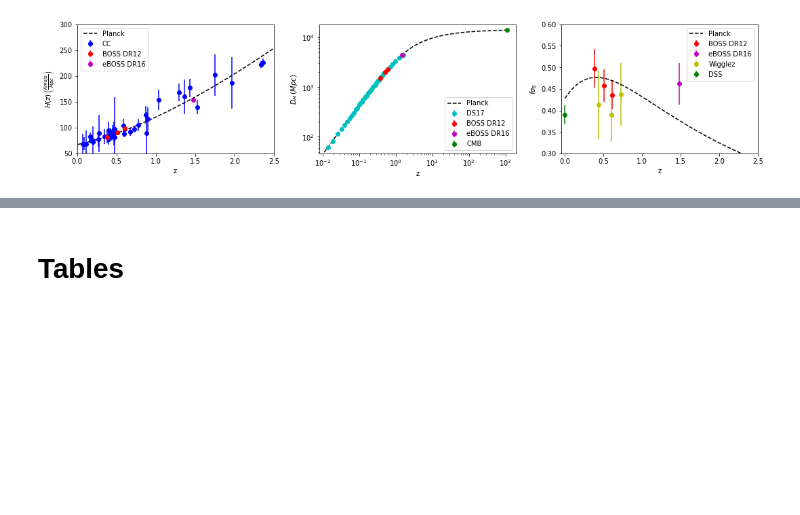
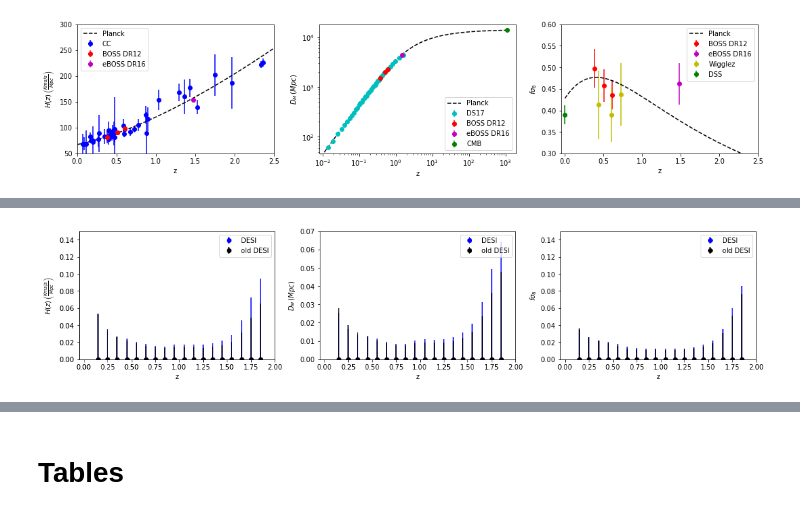
Before and after one commit to JaimeRZP/Growz, a Jupyter notebook: notebooks/plotting_Xi.ipynb, the cells around one changed output, grey strips where cells are left out. Cells and saved outputs as stored; diff of their text form; code cells hidden in the pictures; blank space fills up the shorter version.

Commit message:
new data

```diff
--- a/notebooks/plotting_Xi.ipynb
+++ b/notebooks/plotting_Xi.ipynb
@@ -183,4 +183,7 @@ plt.savefig('/mnt/c/Users/Jaime/Desktop/PhD/gp_figures/data.pdf', bbox_inches='t
 # %%
 Hmean = [data_class.cosmo.Hubble(z)*data_class.c/1000 for z in DESI_data['z']]
+HHmean = [data_class.cosmo.Hubble(z)*data_class.c/1000 for z in old_DESI_data['z']]
 Dmean = [data_class.cosmo.angular_distance(z) for z in DESI_data['z']]
+DDmean = [data_class.cosmo.angular_distance(z) for z in old_DESI_data['z']]
 fs8mean = [data_class.cosmo.scale_independent_growth_factor_f(z)*data_class.cosmo.sigma(8./data_class.cosmo.h(),z) for z in DESI_data['z']]
+ffs8mean = [data_class.cosmo.scale_independent_growth_factor_f(z)*data_class.cosmo.sigma(8./data_class.cosmo.h(),z) for z in old_DESI_data['z']]
@@ -367,0 +321,43 @@ plt.savefig('/mnt/c/Users/Jaime/Desktop/PhD/gp_figures/data.pdf', bbox_inches='t
+# %%
+fig=plt.figure(figsize=(18,3.5))
+fig.subplots_adjust(wspace=0.23)
+
+ax1 = plt.subplot(131)
+plt.errorbar(DESI_data['z'], np.zeros_like(DESI_data['H_data']-Hmean)/Hmean, yerr = DESI_data['H_err']/Hmean, fmt='bo', label='DESI')
+plt.errorbar(old_DESI_data['z'], np.zeros_like(old_DESI_data['H_data']), yerr = old_DESI_data['H_err']/HHmean, fmt='ko', label='old DESI')
+
+# axis labels and title
+plt.xlim(-0.05, 2.)
+plt.ylim(0, 0.15)
+plt.xlabel("z")
+plt.ylabel(r"$H(z) \, \left(\frac{Kms/s}{Mpc} \right)$")
+plt.legend();
+
+ax1 = plt.subplot(132)
+#plt.plot(z_planck, Planck['dM_arr'], "k--", label='Planck')
+plt.errorbar(DESI_data['z'], np.zeros_like(DESI_data['dA_data']-Dmean)/Dmean, yerr = DESI_data['dA_err']/Dmean, fmt='bo', label='DESI')
+plt.errorbar(old_DESI_data['z'], np.zeros_like(old_DESI_data['dA_data']), yerr = old_DESI_data['dA_err']/DDmean, fmt='ko', label='old DESI')
+
+
+plt.xlabel("z")
+plt.ylabel(r"$D_M$")
+plt.xlim(-0.05, 2)
+plt.ylim(0, 0.07)
+plt.ylabel(r"$D_M \, (Mpc)$")
+plt.legend();
+
+ax1 = plt.subplot(133)
+#plt.plot(z_planck, Planck['f_arr']*Planck['s8_arr'], "k--", label='Planck')
+plt.errorbar(DESI_data['z'], np.zeros_like(DESI_data['fs8_data']-fs8mean)/fs8mean, yerr = DESI_data['fs8_err']/fs8mean, fmt='bo', label='DESI')
+plt.errorbar(old_DESI_data['z'], np.zeros_like(old_DESI_data['fs8_data']), yerr = old_DESI_data['fs8_err']/ffs8mean, fmt='ko', label='old DESI')
+
+plt.xlim(-0.05, 2)
+plt.ylim(0., .15)
+plt.xlabel("z")
+plt.ylabel(r"$f \sigma_8$")
+plt.legend();
+
+os.remove('/mnt/c/Users/Jaime/Desktop/PhD/gp_figures/data.pdf')
+plt.savefig('/mnt/c/Users/Jaime/Desktop/PhD/gp_figures/data.pdf', bbox_inches='tight', pad_inches=0)
+# %% [output]
+[figure, added]
```
Also changed, not shown: parts of 11 cells of this notebook, 1 other file.
